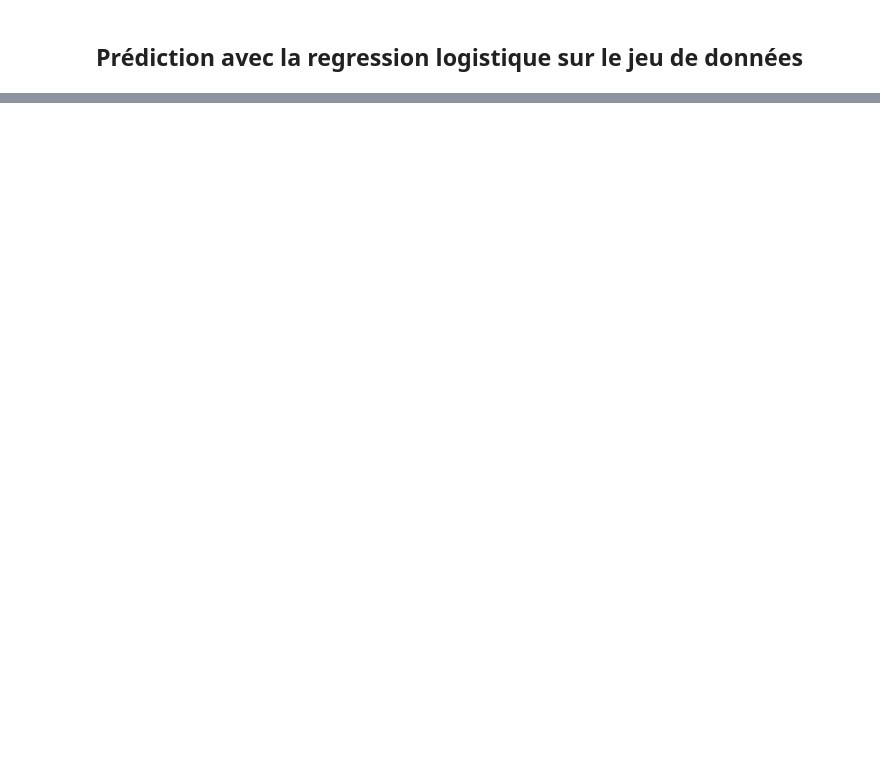
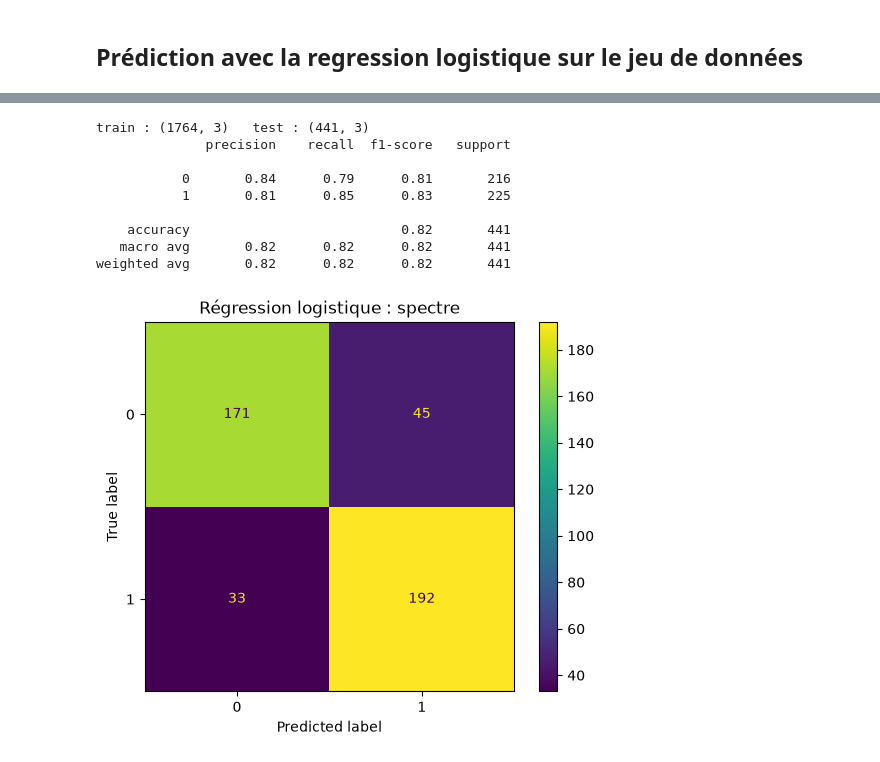
Before and after one commit to Sogolon88/hydraulic-valve-predictive-maintenance, a Jupyter notebook: notebooks/regression_logistique.ipynb, the cells around one changed output, grey strips where cells are left out. Drawn from its saved outputs; the diff is of its cells as text; code cells hidden in the pictures; blank space fills up the shorter version.

```diff
--- a/notebooks/regression_logistique.ipynb
+++ b/notebooks/regression_logistique.ipynb
@@ -87,0 +117,13 @@ precison = modele_reglog.score(X_hist_train, X_hist_test)
+# %%
+res_spectre = evaluer_reglog("spectre")
+# %% [output]
+train : (1764, 3)   test : (441, 3)
+              precision    recall  f1-score   support
+
+           0       0.84      0.79      0.81       216
+           1       0.81      0.85      0.83       225
+
+    accuracy                           0.82       441
+   macro avg       0.82      0.82      0.82       441
+weighted avg       0.82      0.82      0.82       441
+[figure, added]
```
Also changed, not shown: parts of 23 cells of this notebook, 2 other files.
